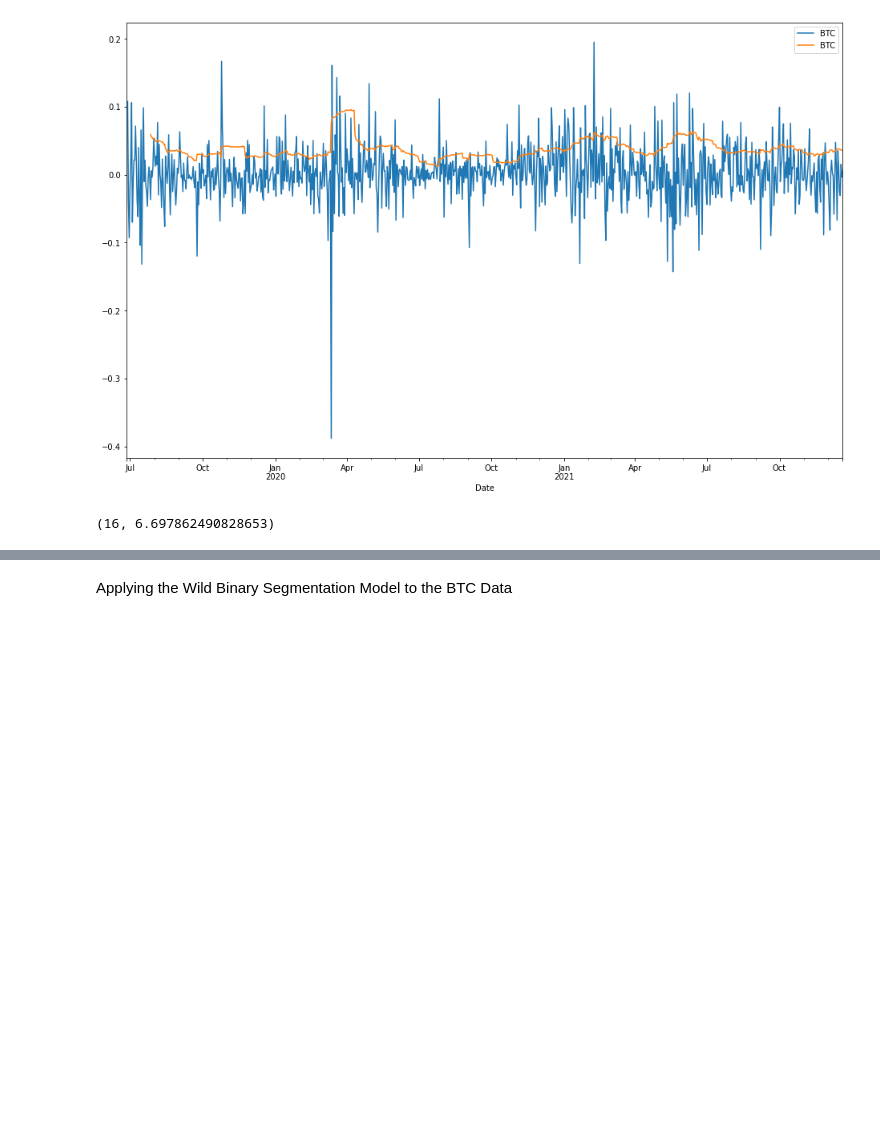
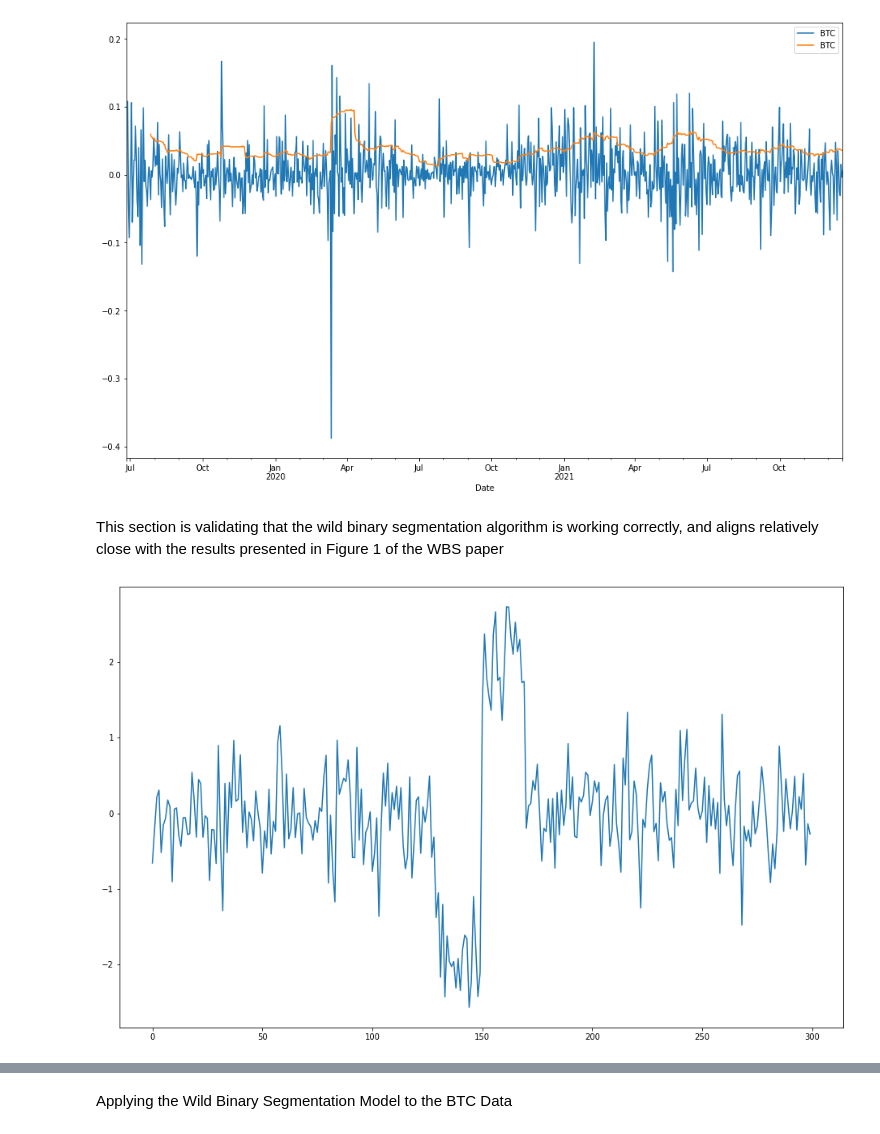
Before and after one commit to jonathan-bugg/crypto_portfolio_opt, a Jupyter notebook: coin_eda.ipynb, the cells around one changed output, grey strips where cells are left out. Cells and saved outputs as stored; diff of their text form; code cells hidden in the pictures; blank space fills up the shorter version.

```diff
--- a/coin_eda.ipynb
+++ b/coin_eda.ipynb
@@ -142,14 +128,15 @@ def critical_val(timeseries, c):
     return c * np.sqrt(2 * np.log(len(timeseries)))
 
 # Function to calculate the subsamples which we use for the first loop of the WBS algo
-def gen_sub_samples(timeseries, m = 20):
+def gen_sub_samples(s, e, m = 20):
 
-    max_length = len(timeseries)
     sub_samples = []
-    for i in range(m):
-        end_pt_1 = round(np.random.uniform(low=0, high=max_length))
-        end_pt_2 = round(np.random.uniform(low=0, high=max_length))
-        sub_samples.append((min(end_pt_1, end_pt_2), max(end_pt_1, end_pt_2)))
+    while len(sub_samples) < m:
+        end_pt_1 = round(np.random.uniform(low=s, high=e))
+        end_pt_2 = round(np.random.uniform(low=s, high=e))
+
+        if np.abs(end_pt_1 - end_pt_2) >= 15:
+            sub_samples.append((min(end_pt_1, end_pt_2), max(end_pt_1, end_pt_2)))
 
     return sub_samples
 
@@ -168,21 +155,20 @@ def max_break_point(timeseries, s, e):
     return max_break_index, max_cusum_stat
 
 
-all_breakpoints = [(-1, -1.99)]
+final_breakpoints = [(-1, -1.99)]
 
 # TRIPLE CHECK THIS TO MAKE SURE IT IS CORRECT
-def recurs_wild_binary_seg(timeseries, s, e, c_t):
-    if e - s < 1:
-        return
+def recurs_wild_binary_seg(timeseries, s, e, c_t, final_breakpoints):
+    print(s, "   ", e, "    ")
+    if e - s < 15:
+        return final_breakpoints
 
-    # Generate subsampls to start get the best starting breakpoing
-    starting_samples = gen_sub_samples(ex_timeseries_2, m = 4000)
+    # Generate subsamples to start get the best starting breakpoint
+    starting_samples = gen_sub_samples(s = s, e = e, m = 4000)
 
-    sets_and_break_pts = {}
     max_crit_value = -math.inf
     start_end_values = (0,0)
     bp = -1
-    changepoints = {}
 
     # Loop over the initial subsamples to get the first breakpoint
     for (start, end) in starting_samples:
@@ -192,16 +178,20 @@ def recurs_wild_binary_seg(timeseries, s, e, c_t):
             start_end_values = (start,end)
             bp = outputs[0]
 
-    # Define the critical value which the cusum stat must be larger than
-    c_t = critical_val(timeseries, c=1)
 
     if max_crit_value > c_t:
-        all_breakpoints.append((bp, max_crit_value))
+        print("sig at:  ", bp)
+
+        final_breakpoints.append((bp, max_crit_value))
 
         #Call wild_binary_seg recursively with everything before BP
-        recurs_wild_binary_seg(timeseries[:(bp+1), ])
+        recurs_wild_binary_seg(timeseries, s = start_end_values[0], e = bp - 1, c_t = c_t, final_breakpoints = final_breakpoints)
 
         #Call wild_binary_seg recursively with everything after BP
+        recurs_wild_binary_seg(timeseries, s = bp + 1, e = start_end_values[1], c_t = c_t, final_breakpoints = final_breakpoints)
+
+    else:
+        return final_breakpoints
 
 
 
@@ -212,6 +202,37 @@ def recurs_wild_binary_seg(timeseries, s, e, c_t):
 #print(gen_sub_samples(ex_timeseries_2))
 #ex_timeseries_2 = np.random.normal(loc = 0, scale=1, size = 100)
 #print(max_break_point(timeseries = ex_timeseries_2, s=1, e=49))
+
+# Define the critical value which the cusum stat must be larger than
-# %% [output]
-(16, 6.697862490828653)
+# %% [markdown]
+This section is validating that the wild binary segmentation algorithm is working correctly, and aligns relatively close with the results presented in Figure 1 of the WBS paper
+# %%
+ex_subset_1 = np.random.normal(loc = 0, scale=0.5, size = 130)
+ex_subset_2 = np.random.normal(loc = -2, scale=0.5, size = 20)
+ex_subset_3 = np.random.normal(loc = 2, scale=0.5, size = 20)
+ex_subset_4 = np.random.normal(loc = 0, scale=0.5, size = 130)
+
+ex_timeseries_test = np.concatenate((ex_subset_1, ex_subset_2, ex_subset_3, ex_subset_4))
+timeseries_series = pd.Series(ex_timeseries_test)
+timeseries_series.plot()
+plt.show()
+
+test_outputs = []
+
+for i in range(100):
+    ex_subset_1 = np.random.normal(loc = 0, scale=1, size = 130)
+    ex_subset_2 = np.random.normal(loc = -2, scale=1, size = 20)
+    ex_subset_3 = np.random.normal(loc = 2, scale=1, size = 20)
+    ex_subset_4 = np.random.normal(loc = 0, scale=1, size = 130)
+
+    ex_timeseries_test = np.concatenate((ex_subset_1, ex_subset_2, ex_subset_3, ex_subset_4))
+
+    break_point_output = max_break_point(ex_timeseries_test, s=0, e=len(ex_timeseries_test))
+    break_point_output_break = break_point_output[0]
+    test_outputs.append(break_point_output_break)
+
+# occurances = collections.Counter(test_outputs)
+# occurances
+# %% [output]
+[figure, added]
 # %%
```
Also changed, not shown: parts of 5 cells of this notebook.
